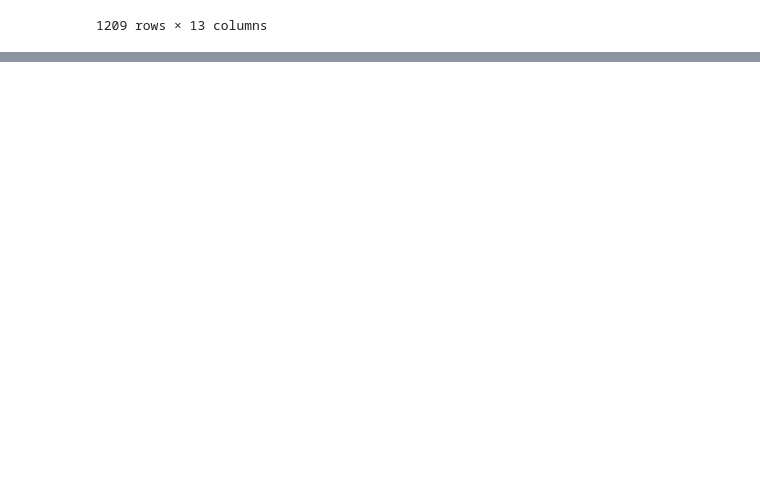
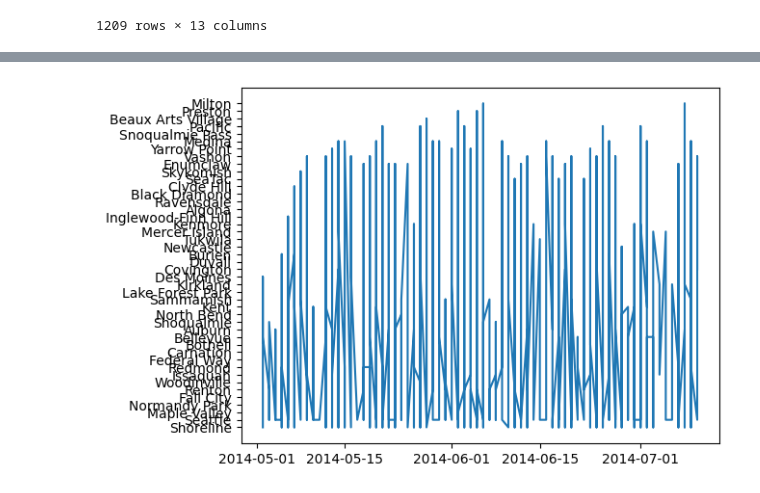
Before and after one commit to sunaak98/DataScienceWithPython, a Jupyter notebook: Data_Plotting.ipynb, the cells around one changed output, grey strips where cells are left out. Drawn from its saved outputs; the diff is of its cells as text; code cells hidden in the pictures; blank space fills up the shorter version.

Commit message:
Plotting added

```diff
--- a/Data_Plotting.ipynb
+++ b/Data_Plotting.ipynb
@@ -48,3 +48,5 @@ df.groupby(['date','city']).std(numeric_only=True)
 |  | Snoqualmie | NaN | NaN | NaN | NaN | NaN | NaN | NaN | NaN | NaN | ... |
 |  | Vashon | NaN | NaN | NaN | NaN | NaN | NaN | NaN | NaN | NaN | ... |
 1209 rows × 13 columns
+# %%
+df = pd.read_csv('/Users/aakarshan/Documents/Documents HD2/SimpliLearn/New Session/Assignements/Chapter 4/Practice/DataScienceWithPython/OSL_Datasets/Lesson 11_Data_Wrangling/11.03_Loading_Indexing_and_Reindexing/HousePrices.csv',parse_dates=['date'],index_col=['date'])
@@ -50,0 +63,2 @@ df.groupby(['date','city']).std(numeric_only=True)
+# %%
+df.sort_index(inplace=True)
@@ -50,0 +77,5 @@ df.groupby(['date','city']).std(numeric_only=True)
+# %%
+plt.plot(df['city'])
+plt.show()
+# %% [output]
+[figure, added]
```
Also changed, not shown: parts of 20 cells of this notebook.
